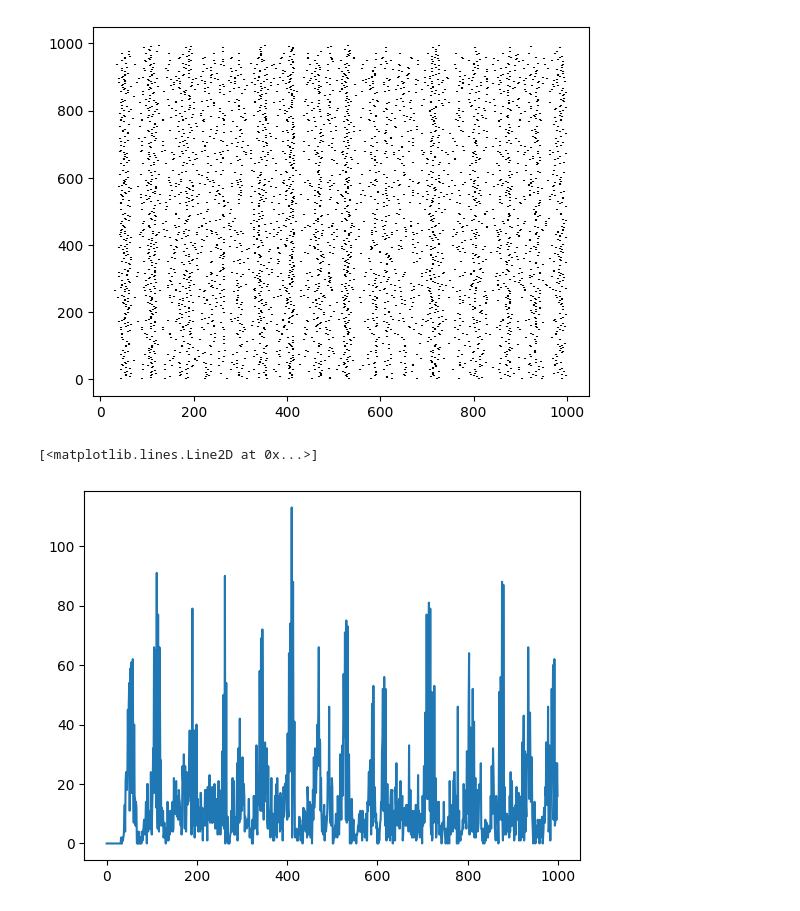
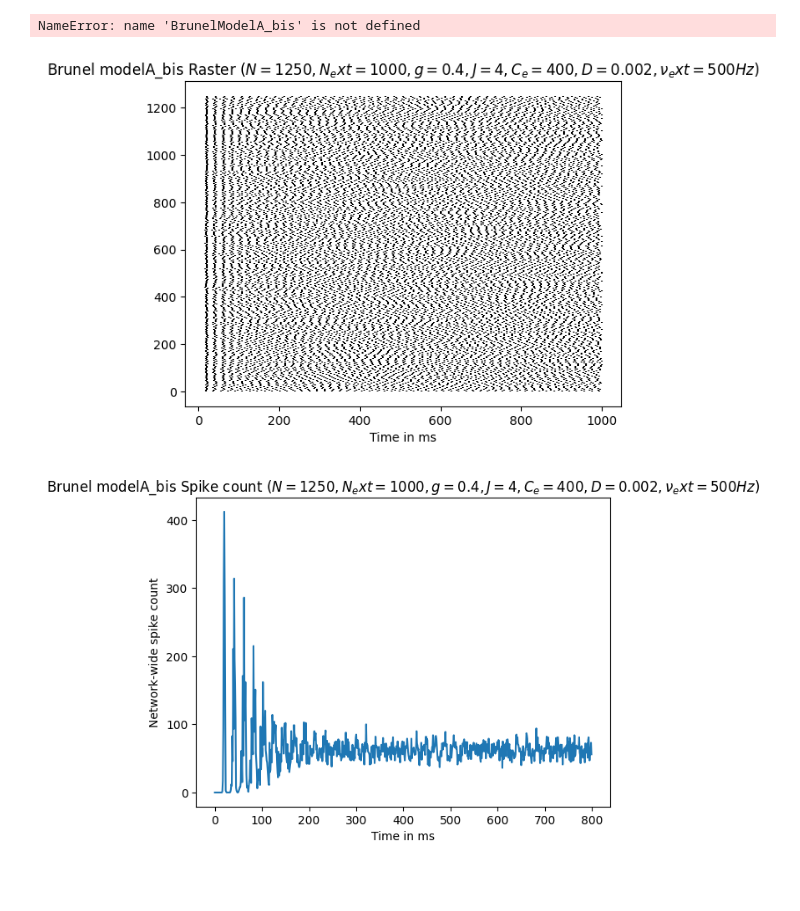
Before and after one commit to zeynoozkaya/burst_model, a Jupyter notebook: BrunelModel.ipynb, the cells around one changed output. Cells and saved outputs as stored; diff of their text form; code cells hidden in the pictures; blank space fills up the shorter version.

Commit message:
corrected the algorithm
Corrected the BrunelModelA (Poisson spiking of external input mainly)
Added a model with two separated clusters connected through an inhibitory basket cells cluster

```diff
--- a/BrunelModel.ipynb
+++ b/BrunelModel.ipynb
@@ -162,11 +165,11 @@ class BrunelModelA_bis():
         else:
             network_spikes = self.spikes[- 1 - delay]
         # External spiking excitation
-        external_spikes = np.random.choice([0, 1], p=[1 - self.vext, self.vext], size = self.Next)
+        external_spikes = np.random.choice([0, 1], p=[1 - self.dt*self.vext, self.dt*self.vext], size = self.Next)
         # Total input
         spikes = np.concatenate([network_spikes, external_spikes])
         # Potential update (see Brunel, eq. 1)
-        new_V = self.V[-1] + self.dt * (- self.V[-1] / self.te + np.matvec(self.W, spikes))
+        new_V = self.V[-1] + self.dt * (- (self.V[-1] - self.Vr) / self.te + np.matvec(self.W, spikes))
         # Neurons in refractory period remain unchanged
         new_V[self.refractory_times >= 0] = self.Vr # Reset to resting potential
         self.refractory_times[self.refractory_times >= 0] += self.dt # Update the time since last spike
@@ -201,9 +200,37 @@ model_bis.compute_activity(1, 1e-3)
-# %%
-model_bis.plot_raster()
-# %% [output]
-[figure, removed]
-# %%
-plt.plot(model_bis.spike_count)
-# %% [output]
-[<matplotlib.lines.Line2D at 0x...>]
-[figure, removed]
+# %%
+# Example of slow, synchronous oscillations.
+model = BrunelModelA_bis(N = 1250, Next = 1000, g=0.4, J=4, Ce=400, D=2e-3, vext=300)
+model.compute_activity(1, 1e-3)
+model.plot_raster()
+plt.xlabel("Time in ms")
+plt.title(rf"Brunel modelA_bis Raster ($N={model.N}, N_{'ext'} = {model.Next}, g={model.g}, J={model.Je}, C_e={model.Ce}, D={model.D}, \nu_{'ext'}={model.vext}Hz$)")
+#plt.savefig("Brunel model A bis synchronous slow oscillations raster")
+plt.show()
+
+plt.plot(model.spike_count[:600])
+plt.xlabel("Time in ms")
+plt.ylabel("Network-wide spike count")
+plt.title(fr"Brunel modelA_bis Spike count ($N={model.N}, N_{'ext'} = {model.Next}, g={model.g}, J={model.Je}, C_e={model.Ce}, D={model.D}, \nu_{'ext'}={model.vext}Hz$)")
+#plt.savefig("Brunel model A bis synchronous slow oscillations spike count")
+plt.show()
+# %% [output]
+NameError: name 'BrunelModelA_bis' is not defined
+# %%
+# Example of decaying synchronicity then small, fast oscillations
+model = BrunelModelA_bis(N = 1250, Next = 1000, g=0.4, J=4, Ce=400, D=2e-3, vext=500)
+model.compute_activity(1, 1e-3)
+model.plot_raster()
+plt.xlabel("Time in ms")
+plt.title(rf"Brunel modelA_bis Raster ($N={model.N}, N_{'ext'} = {model.Next}, g={model.g}, J={model.Je}, C_e={model.Ce}, D={model.D}, \nu_{'ext'}={model.vext}Hz$)")
+#plt.savefig("Brunel model A bis asynchrony raster")
+plt.show()
+
+plt.plot(range(0,600), model.spike_count[:600])
+plt.xlabel("Time in ms")
+plt.ylabel("Network-wide spike count")
+plt.title(fr"Brunel modelA_bis Spike count ($N={model.N}, N_{'ext'} = {model.Next}, g={model.g}, J={model.Je}, C_e={model.Ce}, D={model.D}, \nu_{'ext'}={model.vext}Hz$)")
+#plt.savefig("Brunel model A bis asynchrony spike count")
+plt.show()
+# %% [output]
+[figure, added]
+[figure, added]
```
Also changed, not shown: parts of 15 cells of this notebook.
